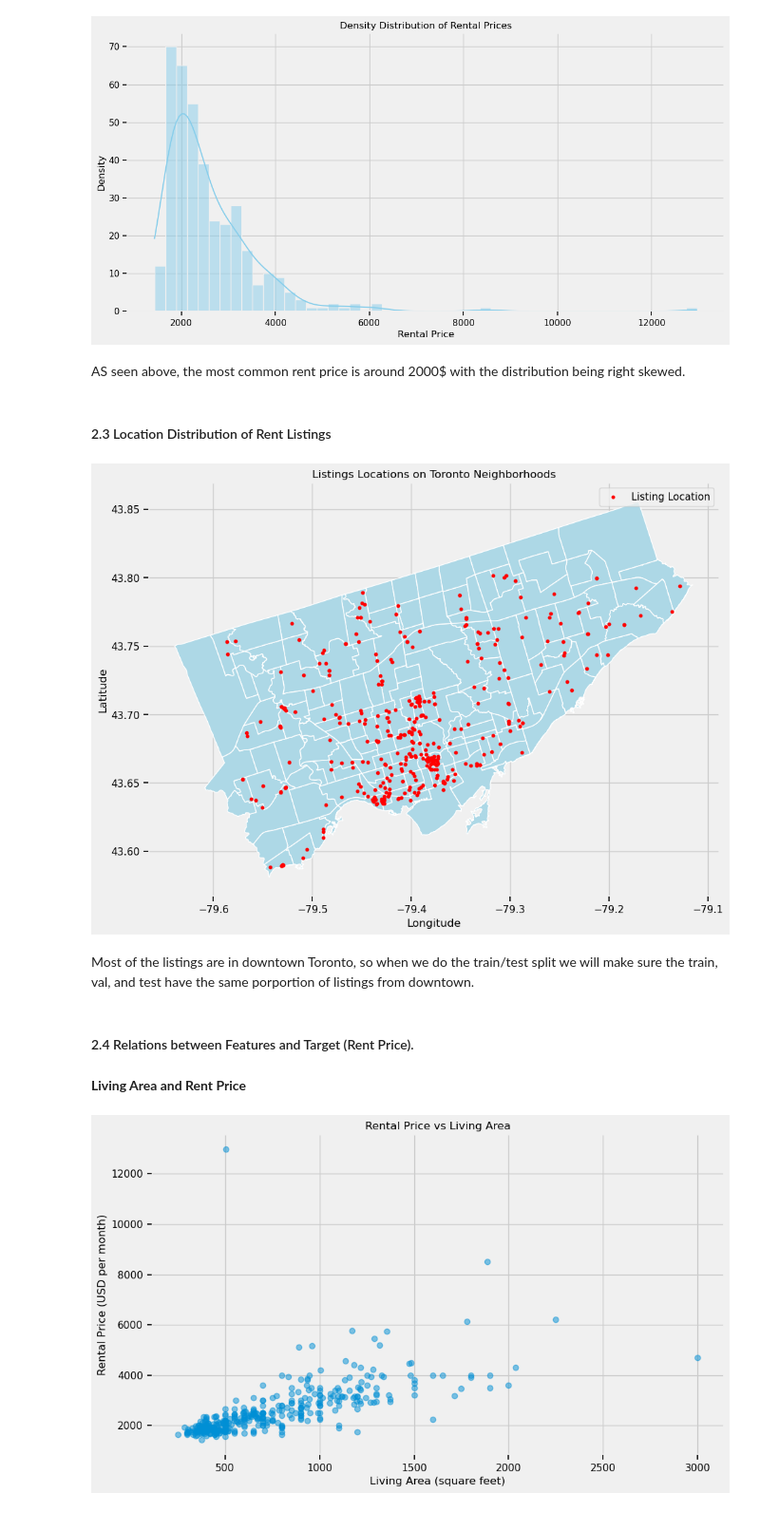
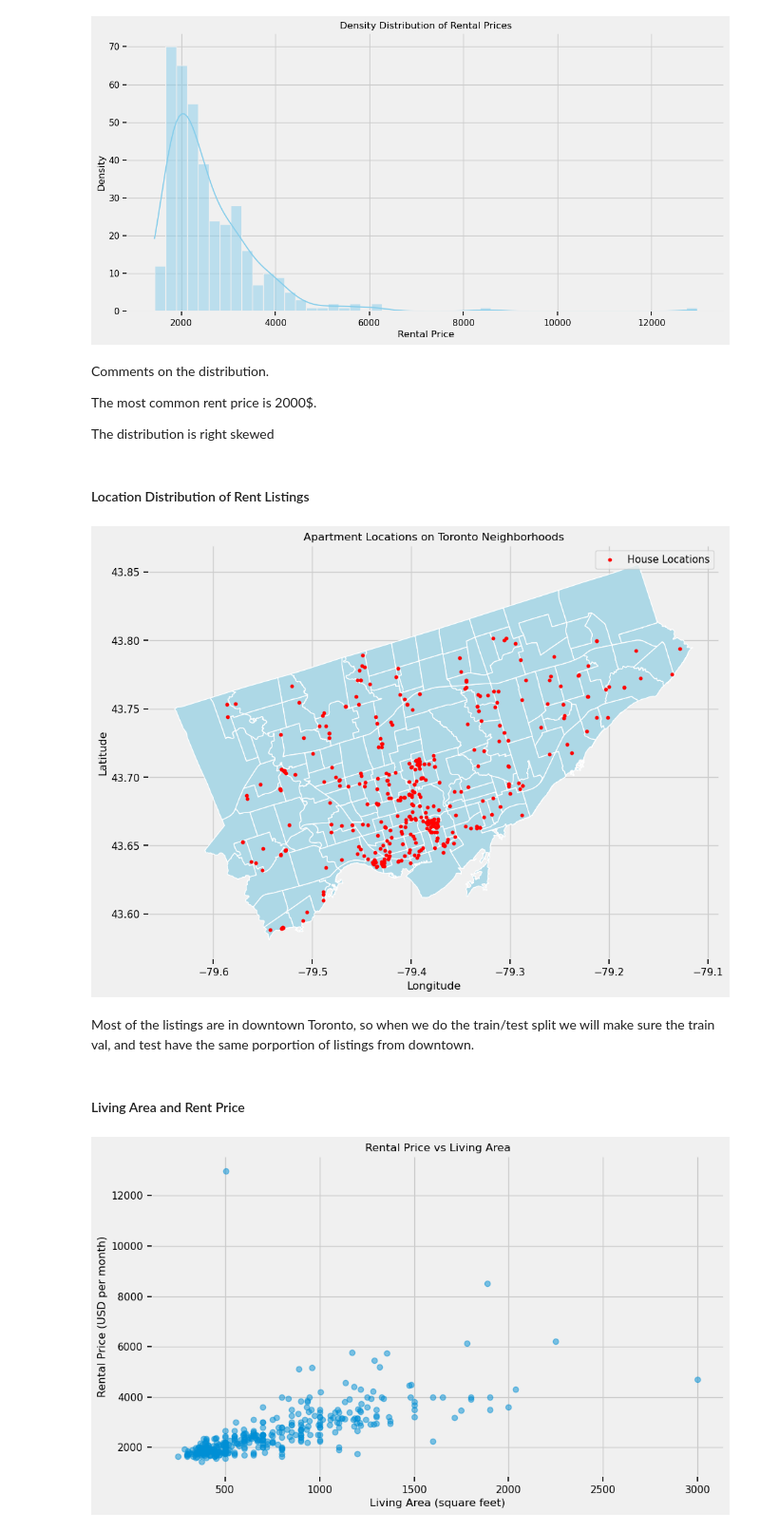
Before and after one commit to Positiveproton9/CME538projectTeam10, a Jupyter notebook: Rent Data/Zillow/Big_Project_G10.ipynb, the cells around one changed output. Shown at 95% size. Saved outputs shown, nothing was run; the diff lists cells and outputs as text; code cells hidden in the pictures.

```diff
--- a/Rent Data/Zillow/Big_Project_G10.ipynb
+++ b/Rent Data/Zillow/Big_Project_G10.ipynb
@@ -452,12 +55,6 @@ The data collection/cleaning section above created one single clean csv file, wh
 # %%
 df = pd.read_csv('filtered_data_with_neighbourhood_rank.csv')
-
-# Droping the geometry column
-df = df.drop(columns='geometry')
-
-# Renaming the Rental Price column
-df = df.rename(columns={'Rental price (USD per month)': 'Rental price'})
-
+df.rename(columns={'Rental price (USD per month)': 'Rental price'}, inplace=True)
 df.head()
 # %% [output]
 |  | Property URL | Rental price | Living area | Bedrooms | Bathrooms | Street address | Latitude | Longitude | ... |
@@ -502,32 +80,37 @@ plt.show()
 # %% [output]
 [figure]
 # %% [markdown]
-AS seen above, the most common rent price is around 2000$ with the distribution being right skewed.
+Comments on the  distribution.
+
+The most common rent price is 2000$.
+
+The distribution is right skewed
 # %% [markdown]
-#### 2.3 Location Distribution of Rent Listings
+#### Location Distribution of Rent Listings
 # %%
+# Load the shapefile (use the path to the .shp file)
+neighbourhoods = gpd.read_file('Neighbourhoods - 4326.shp')
+
 # Plot neighborhoods
 fig, ax = plt.subplots(figsize=(10, 10))
 neighbourhoods.plot(ax=ax, color='lightblue', edgecolor='white')
 
-# Plot listings' locations
-plt.scatter(df['Longitude'],df['Latitude'], color='red', s=10, label="Listing Location")
+# Plot house locations
+plt.scatter(df['Longitude'],df['Latitude'], color='red', s=10, label="House Locations")
 
 # Add labels and legend
 plt.xlabel("Longitude")
 plt.ylabel("Latitude")
 plt.legend()
-plt.title("Listings Locations on Toronto Neighborhoods")
+plt.title("Apartment Locations on Toronto Neighborhoods")
 
 plt.show()
 # %% [output]
-[figure, old version]
+[figure, new version]
 # %% [markdown]
-Most of the listings are in downtown Toronto, so when we do the train/test split we will make sure the train, val, and test have the same porportion of listings from downtown.
+Most of the listings are in downtown Toronto, so when we do the train/test split we will make sure the train val, and test have the same porportion of listings from downtown.
 # %% [markdown]
-#### 2.4 Relations between Features and Target (Rent Price).
+#### Living Area and Rent Price
-# %% [markdown]
-**Living Area and Rent Price**
 # %%
 # Plot Rental price vs Living area
 plt.figure(figsize=(10, 6))
```
Also changed, not shown: parts of 71 cells of this notebook.
